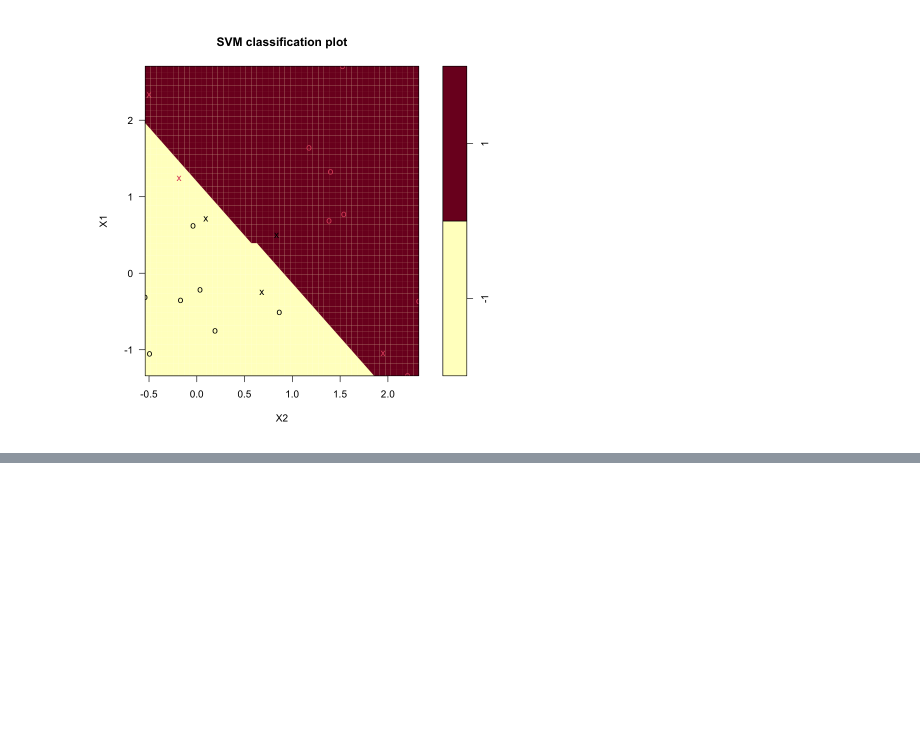
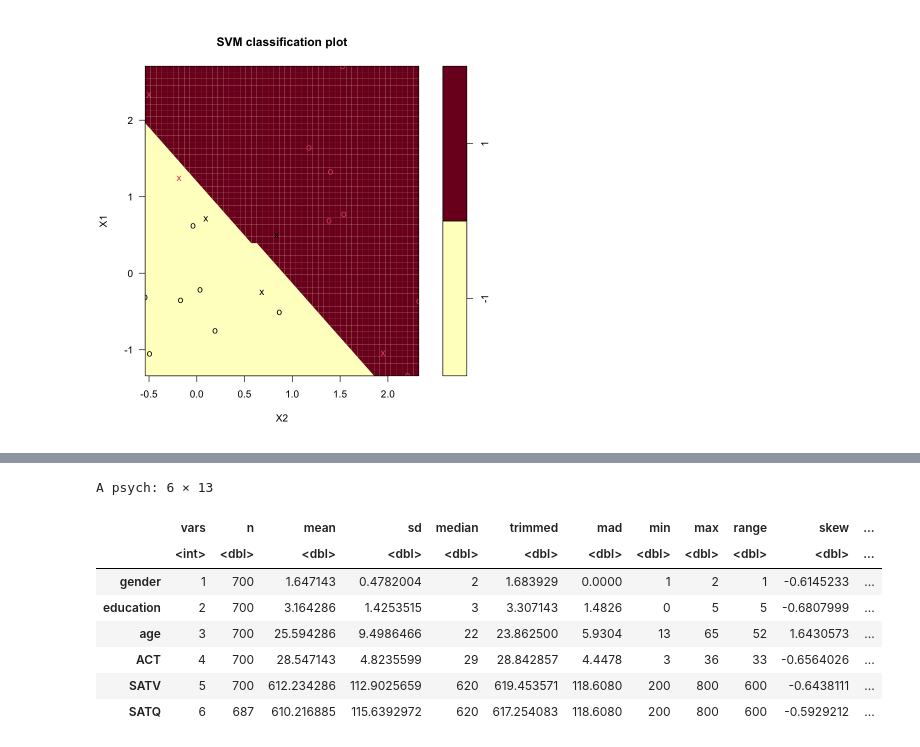
Before and after one commit to wang-zhijun/learn-statistics, a Jupyter notebook: learn-r.ipynb, the cells around one changed output, grey strips where cells are left out. Drawn from its saved outputs; the diff is of its cells as text; code cells hidden in the pictures; blank space fills up the shorter version.

```diff
--- a/learn-r.ipynb
+++ b/learn-r.ipynb
@@ -1229,0 +1248,12 @@ library(caret)
+# %%
+describe(sat.act)
+# %% [output]
+A psych: 6 × 13
+|  | vars | n | mean | sd | median | trimmed | mad | min | max | range | skew | ... |
+|  | <int> | <dbl> | <dbl> | <dbl> | <dbl> | <dbl> | <dbl> | <dbl> | <dbl> | <dbl> | <dbl> | ... |
+| gender | 1 | 700 | 1.647143 | 0.4782004 | 2 | 1.683929 | 0.0000 | 1 | 2 | 1 | -0.6145233 | ... |
+| education | 2 | 700 | 3.164286 | 1.4253515 | 3 | 3.307143 | 1.4826 | 0 | 5 | 5 | -0.6807999 | ... |
+| age | 3 | 700 | 25.594286 | 9.4986466 | 22 | 23.862500 | 5.9304 | 13 | 65 | 52 | 1.6430573 | ... |
+| ACT | 4 | 700 | 28.547143 | 4.8235599 | 29 | 28.842857 | 4.4478 | 3 | 36 | 33 | -0.6564026 | ... |
+| SATV | 5 | 700 | 612.234286 | 112.9025659 | 620 | 619.453571 | 118.6080 | 200 | 800 | 600 | -0.6438111 | ... |
+| SATQ | 6 | 687 | 610.216885 | 115.6392972 | 620 | 617.254083 | 118.6080 | 200 | 800 | 600 | -0.5929212 | ... |
```
Also changed, not shown: parts of 58 cells of this notebook.
